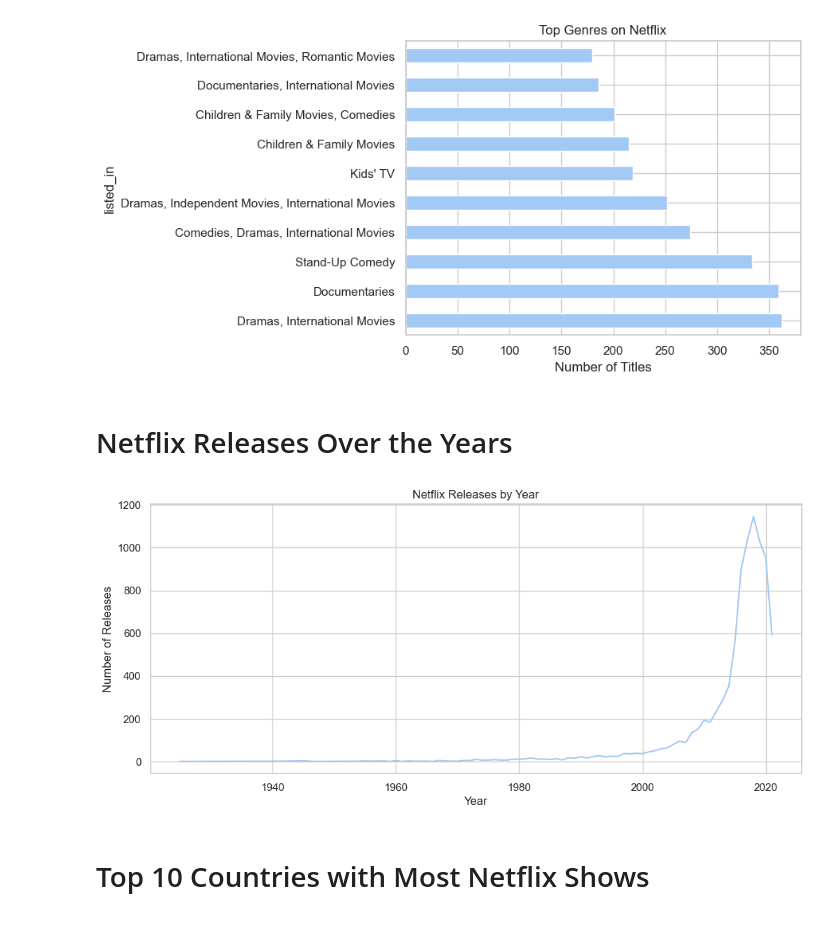
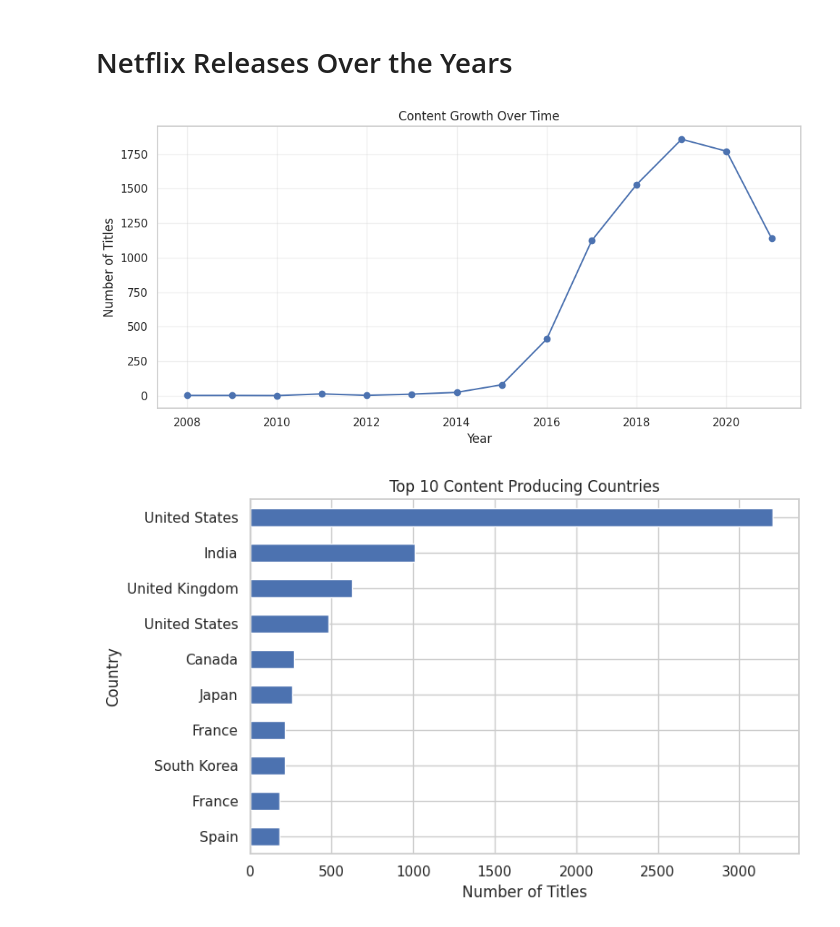
Before and after one commit to SHWETHA01KM/Netflix-eda-streamlit-dashboard, a Jupyter notebook: Netflix_EDA.ipynb, the cells around one changed output. Drawn from its saved outputs; the diff is of its cells as text; code cells hidden in the pictures.

```diff
--- a/Netflix_EDA.ipynb
+++ b/Netflix_EDA.ipynb
@@ -35,7 +16,22 @@ This dataset allows performing trend analysis, visualizing the distribution of v
 # %%
-# Step 1: Load the Dataset
 import pandas as pd
+import seaborn as sns
+import matplotlib.pyplot as plt
+import numpy as np
+
 df = pd.read_csv("netflix_titles.csv")
+
+# Clean date column
+df['date_added'] = df['date_added'].str.strip()
+df['date_added'] = pd.to_datetime(df['date_added'], errors='coerce')
+
+# Remove invalid values
+df = df.dropna(subset=['date_added'])
+
+# Feature engineering
+df['year_added'] = df['date_added'].dt.year
+df['month_added'] = df['date_added'].dt.month
+
 df.head()
 # %% [output]
 |  | show_id | type | title | director | cast | country | date_added | release_year | rating | duration | ... |
@@ -112,7 +69,8 @@ dtype: int64
 # %%
 df['director'] = df['director'].fillna("Unknown")
 df['cast'] = df['cast'].fillna("Unknown")
-df.dropna(subset=['country', 'date_added'], inplace=True)
+df = df.dropna(subset=['country', 'date_added'])
+
 print(df.isnull().sum())
 # %% [output]
 show_id         0
@@ -150,19 +127,36 @@ plt.show()
-# %%
-df['listed_in'].value_counts().head(10).plot(kind='barh')
-plt.title("Top Genres on Netflix")
-plt.xlabel("Number of Titles")
-plt.show()
-# %% [output]
-[figure, removed]
 # %% [markdown]
 # Netflix Releases Over the Years
 # %%
-df['release_year'].value_counts().sort_index().plot(kind='line', figsize=(12,5))
-plt.title("Netflix Releases by Year")
+# Shows how Netflix content has grown over the years.
+plt.figure(figsize=(10,5))
+
+df['year_added'].value_counts().sort_index().plot(
+    kind='line',
+    marker='o'
+)
+
+plt.title("Content Growth Over Time", fontsize=12)
 plt.xlabel("Year")
-plt.ylabel("Number of Releases")
+plt.ylabel("Number of Titles")
+
+plt.grid(alpha=0.3)
+plt.tight_layout()
 plt.show()
+
+#Top 10 Countries
+# Split multiple countries properly
+country_counts = df['country'].str.split(',').explode().value_counts().head(10)
+
+plt.figure(figsize=(8,5))
+
+country_counts.sort_values().plot(kind='barh')
+
+plt.title("Top 10 Content Producing Countries", fontsize=12)
+plt.xlabel("Number of Titles")
+plt.ylabel("Country")
+
+plt.tight_layout()
+plt.show()
 # %% [output]
-[figure, old version]
+[figure, new version]
+[figure, added]
-# %% [markdown]
-# Top 10 Countries with Most Netflix Shows
```
Also changed, not shown: parts of 29 cells of this notebook.
